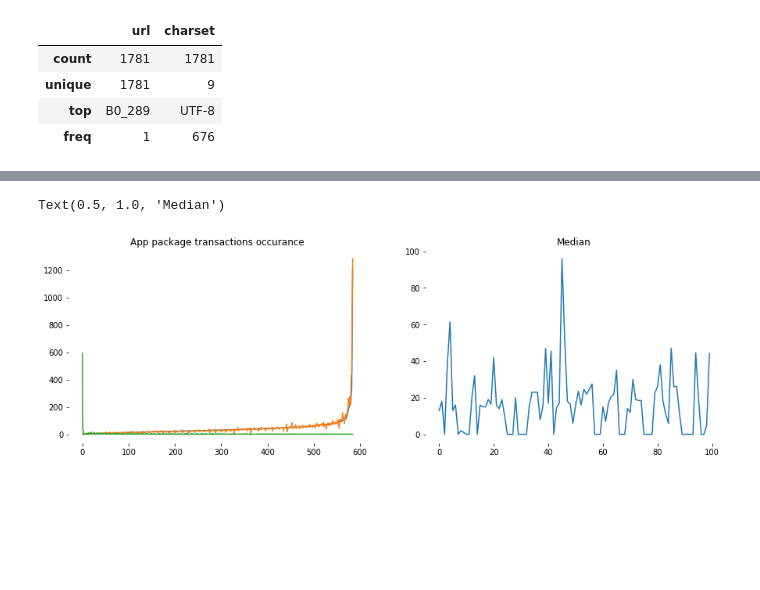
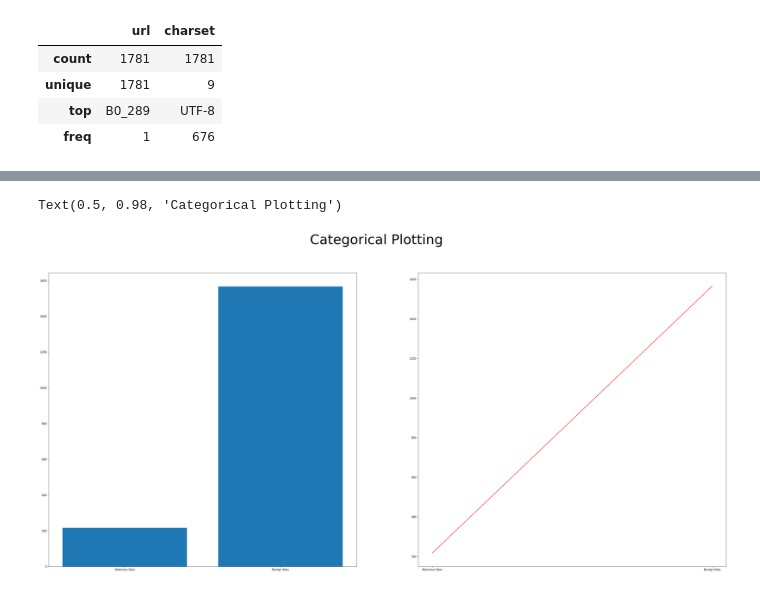
Before and after one commit to francose/maliciousWebSiteAnalysis, a Jupyter notebook: analysisMaliciousWebsites.ipynb, the cells around one changed output, grey strips where cells are left out. Saved outputs shown, nothing was run; the diff lists cells and outputs as text; code cells hidden in the pictures; blank space fills up the shorter version.

Commit message:
creating the categorical plot

```diff
--- a/analysisMaliciousWebsites.ipynb
+++ b/analysisMaliciousWebsites.ipynb
@@ -101,11 +120,3 @@ dataFrame.describe(include='all')
 | 50% | 0.000000 | NaN | 49.000000 | NaN | 1853.000000 | 6.720000e+02 | 8.000000 | ... |
 | 75% | 0.000000 | NaN | 68.000000 | NaN | 11323.000000 | 2.328000e+03 | 26.000000 | ... |
 | max | 1.000000 | NaN | 249.000000 | NaN | 649263.000000 | 2.362906e+06 | 1198.000000 | ... |
-# %%
-x = dataFrame.groupby(['source_app_packages', 'remote_app_packets']).size().reset_index(name="Time")
-y = ds.getMean()
-
-fig = plt.figure(figsize=(15,10))
-plt.subplot(2,2,1 ,frameon=False); plt.plot(x); plt.title("App package transactions occurance")
-plt.subplot(2,2,2 ,frameon=False); plt.plot(y.head(100)); plt.title("Mean")
-print(y)
@@ -126,10 +123,16 @@ Length: 1781, dtype: float64
-# %%
-x = dataFrame.groupby(['source_app_packages', 'remote_app_packets']).size().reset_index(name="Time")
-y = ds.getMedian()
-
-fig = plt.figure(figsize=(15,10))
-plt.subplot(2,2,1 ,frameon=False); plt.plot(x); plt.title("App package transactions occurance")
-plt.subplot(2,2,2 ,frameon=False); plt.plot(y.head(100)); plt.title("Median")
-# %% [output]
-Text(0.5, 1.0, 'Median')
-[figure, removed]
+# %%
+types = dataFrame.varType
+benignSites = list(filter(lambda x: x == 0, types))
+maliciousSites = list(filter(lambda x: x == 1, types))
+
+data = {'Malicious Sites': len(maliciousSites), 'Benign Sites': len(benignSites)}
+names = list(data.keys())
+values = list(data.values())
+
+fig, axs = plt.subplots(1,2, figsize=(45,20), sharey=False)
+axs[0].bar(names, values)
+axs[1].plot(names, values, color="red")
+fig.suptitle('Categorical Plotting', fontsize=50)
+# %% [output]
+Text(0.5, 0.98, 'Categorical Plotting')
+[figure, added]
```
Also changed, not shown: parts of 2 cells of this notebook.
